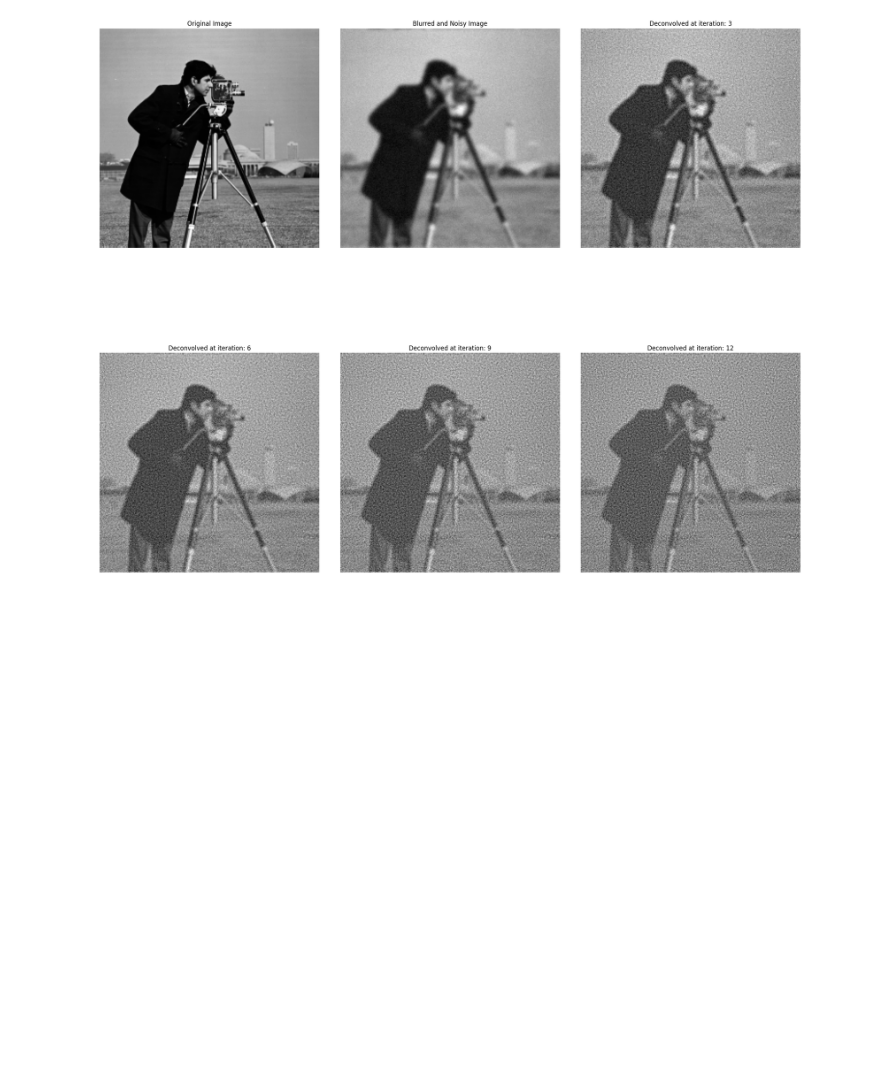
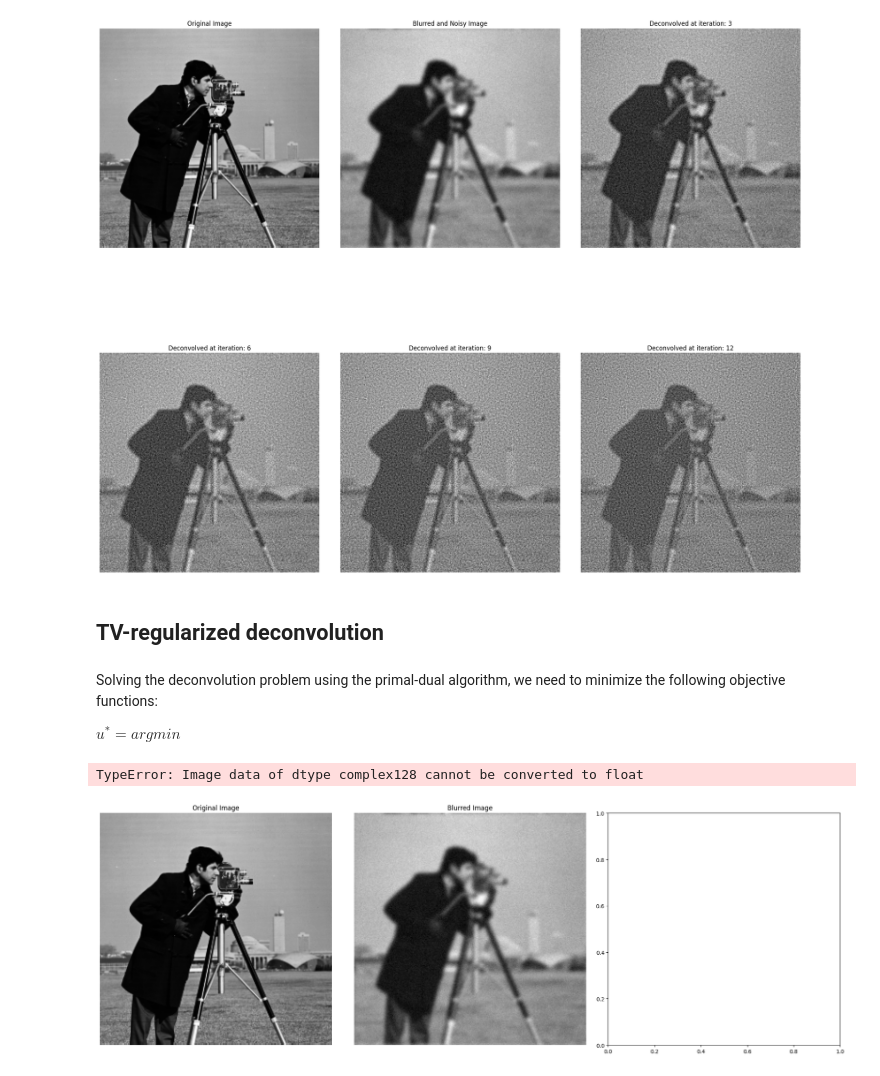
Before and after one commit to Crazz-Zaac/mathematical-image-processing, a Jupyter notebook: notebooks/ex_4.ipynb, the cells around one changed output. Drawn from its saved outputs; the diff is of its cells as text; code cells hidden in the pictures; blank space fills up the shorter version.

Commit message:
TV regularized deconv implementation

```diff
--- a/notebooks/ex_4.ipynb
+++ b/notebooks/ex_4.ipynb
@@ -84,3 +89,11 @@ subplot_images(
 plt.show()
 # %% [output]
 [figure]
+# %% [markdown]
+## TV-regularized deconvolution
+# %% [markdown]
+Solving the deconvolution problem using the primal-dual algorithm, we need to minimize the following objective functions:
+
+$
+    u^* = arg min
+$
@@ -86,0 +154,35 @@ plt.show()
+# %%
+_lambda_ = 0.1
+_iterations = 10
+k = 5
+gamma = 2 * k + 1 # size of kernel
+sigma = 2
+
+
+I = read("../assets/cameraman.png", "GRAY")
+I = I.astype(np.float64)
+
+
+# Blurring and adding noise
+Op, Op_adj, kA = createGaussianBlurringOperator(I.shape, gamma, sigma)
+I_nse = Op(I) + 5 * np.random.randn(*I.shape)
+
+titles, images, energies = deconv_TV_pd(I_nse,kA, _lambda_, _iterations)
+
+# Take the real part of the images
+images = [np.real(img) for img in images]
+
+# Add original and blurred images to the list
+images.insert(0, I)
+titles.insert(0, "Original Image")
+images.insert(1, I_nse)
+titles.insert(1, "Blurred Image")
+
+subplot_images(
+    images, titles=titles, fig_size=(20, 18), order=(-1, 3), dpi=100
+).savefig("../exercise_solutions/ex4/primal_dual_deconv.png")
+
+plt.show()
+# %% [output]
+TypeError: Image data of dtype complex128 cannot be converted to float
+[figure, added]
```
Also changed, not shown: parts of 3 cells of this notebook, 1 other file.
